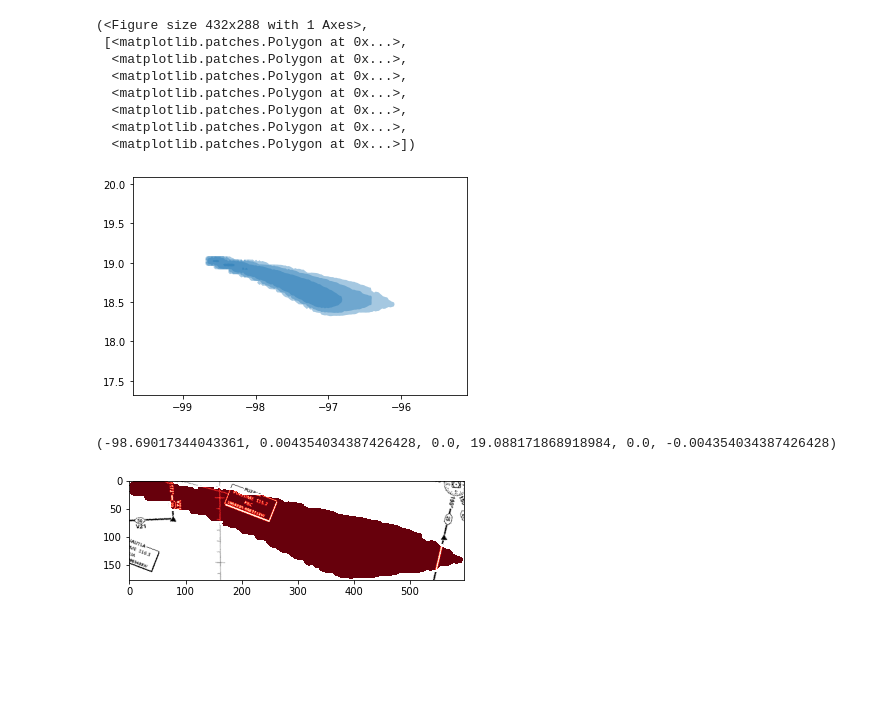
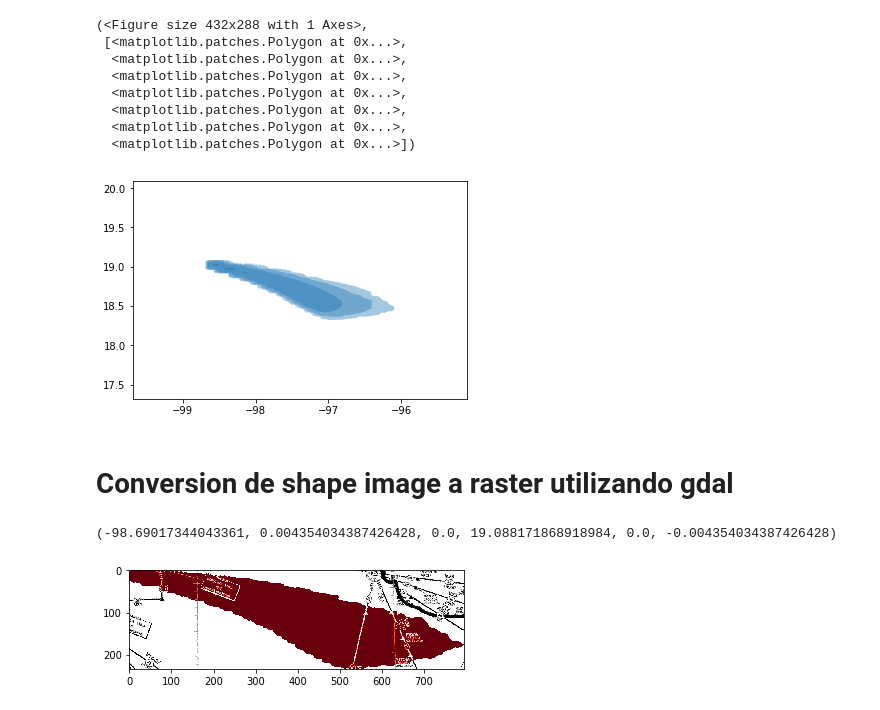
Before and after one commit to ramonapariciog/simulZona, a Jupyter notebook: polygon_raster.ipynb, the cells around one changed output. Drawn from its saved outputs; the diff is of its cells as text; code cells hidden in the pictures; blank space fills up the shorter version.

```diff
--- a/polygon_raster.ipynb
+++ b/polygon_raster.ipynb
@@ -98,7 +81,8 @@ def geotFromOffsets(row_offset, col_offset, geot):
         0.0, geot[5]]
     return new_geot
 # %%
-shapedict = open_shape(zippedfile="./HYS20120420.zip")
+# Graficar Shape a partir de funciones basicas
+shapedict = open_shape(zippedfile="./Data/HYS20120420.zip")
 graph_shape(shapedict["GIS_06705_22178_06"]["coords"])
 # %% [output]
 (<Figure size 432x288 with 1 Axes>,
@@ -109,31 +93,22 @@ graph_shape(shapedict["GIS_06705_22178_06"]["coords"])
   <matplotlib.patches.Polygon at 0x...>,
   <matplotlib.patches.Polygon at 0x...>,
   <matplotlib.patches.Polygon at 0x...>])
-[figure, old version]
+[figure, new version]
+# %% [markdown]
+# Conversion de shape image a raster utilizando gdal
 # %%
 ## Cargar imagen
-imgtif = gdal.Open("MAPA_AEROVIAS_GEORECTIFICADO2.tif", gdal.GA_ReadOnly)
-# bands = list(map(lambda x: imgtif.GetRasterBand(x), range(1, imgtif.RasterCount + 1)))
-# matrs = list(map(lambda x: x.ReadAsArray(), bands))
-
-#fig, axes = plt.subplots(2,2,figsize=(20,20))
-#axes = axes.reshape(-1,)
-#for ax, matr in zip(axes, matrs):
-#    ax.imshow(matr, plt.cm.Greys_r)
-#fig.show()
-
+imgtif = gdal.Open("../MAPA_AEROVIAS_GEORECTIFICADO2.tif", gdal.GA_ReadOnly)
 # get geotransform and no data for raster
 geot = imgtif.GetGeoTransform()
 nodata = imgtif.GetRasterBand(1).GetNoDataValue()
-
 zstats = []  # empty list to hold the zonal statistics once they are calculated
 mem_driver = ogr.GetDriverByName("Memory")
 mem_driver_gdal = gdal.GetDriverByName("MEM")
 shp_name = "temp"
-
 tp_ds = mem_driver.CreateDataSource(shp_name)
 tp_lyr = tp_ds.CreateLayer('polygons', None, ogr.wkbPolygon)
-fn_zones = "./HYS20120420/GIS_06705_22178_06.shp"
+fn_zones = "../HYS20120420/GIS_06705_22178_08.shp"
 p_ds = ogr.Open(fn_zones)
 lyr = p_ds.GetLayer()
 p_feat = lyr.GetNextFeature()
@@ -142,42 +117,36 @@ tp_lyr.CreateFeature(p_feat.Clone())
 offsets = boundingBoxToOffsets(p_feat.GetGeometryRef().GetEnvelope(),\
         geot)  # get the bounding box of the polygon feature and convert the coordinates to cell offsets
 new_geot = geotFromOffsets(offsets[0], offsets[2], geot)  # calculate the new geotransform for the polygonized raster
-tr_ds = mem_driver_gdal.Create(\
-        "", \
+tr_ds = mem_driver_gdal.Create("", \
         offsets[3] - offsets[2], \
         offsets[1] - offsets[0], \
-        1, \
-        gdal.GDT_Byte)
-
+        1, gdal.GDT_Byte)
 tr_ds.SetGeoTransform(new_geot)
 gdal.RasterizeLayer(tr_ds, [1], tp_lyr, burn_values=[1])
 tr_array = tr_ds.ReadAsArray()
-
 # read data from the input raster that corresponds
 # to the location of the rasterized polygon
 r_array = imgtif.GetRasterBand(1).ReadAsArray(\
 offsets[2],\
 offsets[0],\
 offsets[3] - offsets[2],\
 offsets[1] - offsets[0])
 
 # get the ID of the polygon feature, you can use a different attribute field
 id = p_feat.GetFID()
 
 ## Print simulation
 if r_array is not None:
     ## Implica que la raster band se cargue y limitar
     maskarray = np.logical_or(r_array==nodata, tr_array)
 print(tr_ds.GetGeoTransform())
 
 va = np.ma.masked_array(r_array, maskarray)
 vb = np.ma.masked_array(r_array, np.logical_not(maskarray))
 
-## Plot vulcan
-# plt.scatter(x=pixx, y=pixy, s=100, c='green', marker="^")
 cm = plt.imshow(va, cmap='gray')
 plt.imshow(vb, cmap='Reds')
 plt.show()
 # %% [output]
 (-98.69017344043361, 0.004354034387426428, 0.0, 19.088171868918984, 0.0, -0.004354034387426428)
-[figure, old version]
+[figure, new version]
```
Also changed, not shown: parts of 3 cells of this notebook, 2 other files.
